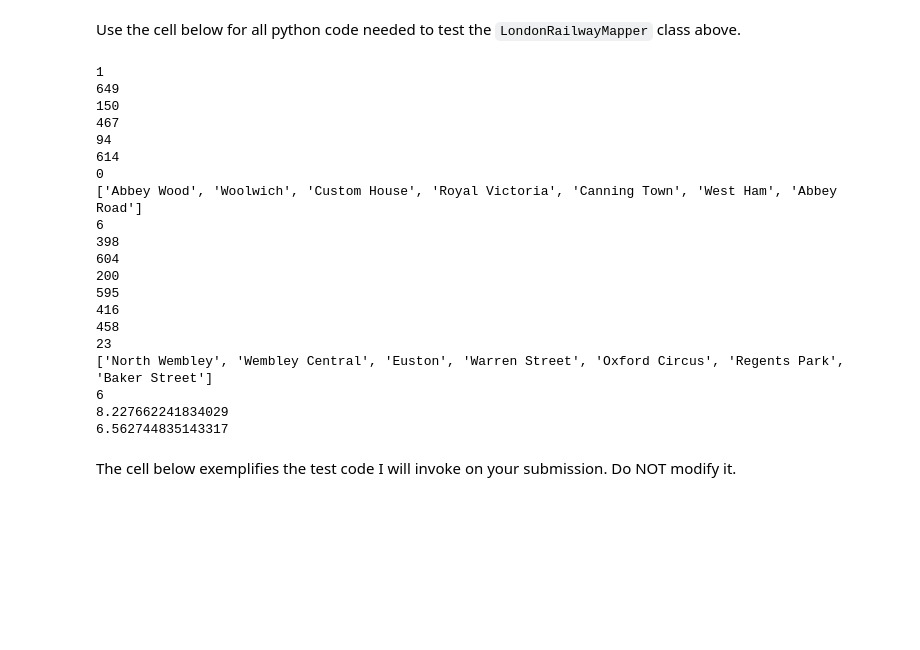
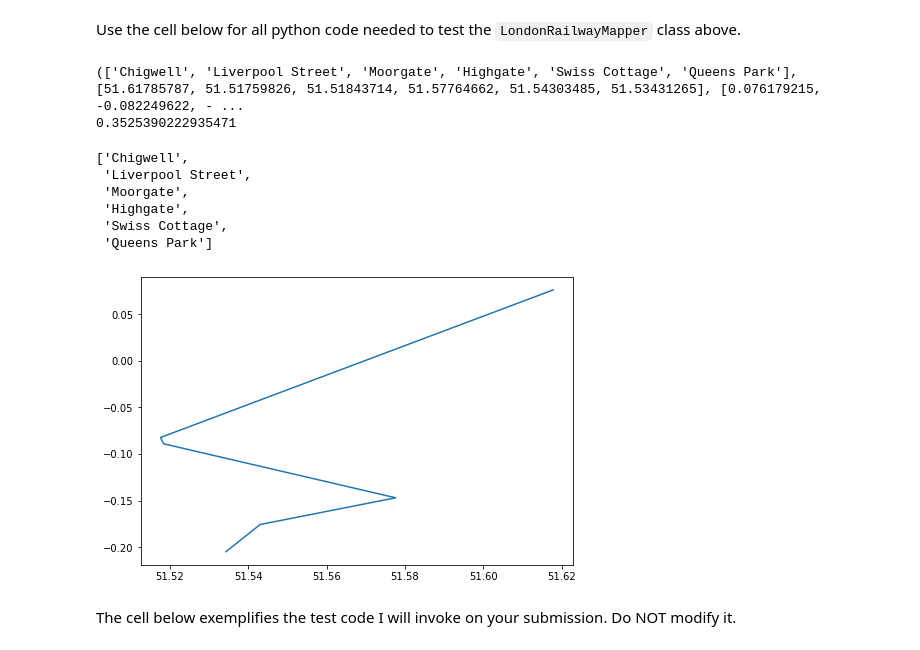
Before and after one commit to ericma1999/algo-coursework, a Jupyter notebook: auxiliaryfiles/LondonRailwayNetwork.ipynb, the cells around one changed output. Drawn from its saved outputs; the diff is of its cells as text; code cells hidden in the pictures; blank space fills up the shorter version.

```diff
--- a/auxiliaryfiles/LondonRailwayNetwork.ipynb
+++ b/auxiliaryfiles/LondonRailwayNetwork.ipynb
@@ -360,6 +590,8 @@ class StationInfo:
 Use the cell below to implement the requested API.
 # %%
 import csv
+from matplotlib import pyplot as plt
+
 
 class LondonRailwayMapper(AbstractLondonRailwayMapper):
 
@@ -382,6 +614,7 @@ class LondonRailwayMapper(AbstractLondonRailwayMapper):
 
 
         pass
+
     def __loadStations(self):
         with open('londonstations.csv') as file:
             reader = csv.reader(file, delimiter='\n')
@@ -392,7 +625,7 @@ class LondonRailwayMapper(AbstractLondonRailwayMapper):
                     first = False
                     continue
                 rowContent = row[0].split(',')
-                self.stations[rowContent[0]] = StationInfo(id_counter, rowContent[1], rowContent[2])
+                self.stations[rowContent[0]] = StationInfo(id_counter, rowContent[0], rowContent[1], rowContent[2])
                 self.stationNames.append(rowContent[0])
                 id_counter+=1
 
@@ -441,45 +674,59 @@ class LondonRailwayMapper(AbstractLondonRailwayMapper):
         return minDistance
 
 
+    def __useNearestNeighbor(self, graph):
+        result = NearestNeighbor(graph)
+        print(result.getPaths())
+        print(result.getScore())
+
+        return result.getPaths()
+
+    def __useTwoApprox(self, graph):
+        result = TwoApprox(graph)
+        print(result.getPath())
+        return result.getPath()
+
     def newRailwayLine(self, inputList):
         outputList = []
         # ADD YOUR CODE HERE
+        stations = []
+        for stationName in inputList:
+            stations.append(self.stations[stationName])
 
+        newGraph = TSPGraph(len(inputList), stations)
+        paths, x, y = self.__useTwoApprox(newGraph)
+        fig = plt.figure()
+        ax = fig.add_axes([0,0,1,1])
 
-        return outputList
+        ax.plot(x,y)
+
+        return paths
 # %% [markdown]
 Use the cell below for all python code needed to test the `LondonRailwayMapper` class above.
 # %%
 import timeit
 
 # ADD YOUR TEST CODE HERE
 test = LondonRailwayMapper()
-print(test.minStops("Abbey Road", "Abbey Wood"))
-print(test.minStops("Baker Street", "North Wembley")) # should be 6
+# print(test.minStops("Abbey Road", "Abbey Wood"))
+# print(test.minStops("Baker Street", "North Wembley")) # should be 6
 
-print(test.minDistance("Baker Street", "North Wembley"))
-print(test.minDistance("Abbey Road", "Abbey Wood"))
+# print(test.minDistance("Baker Street", "North Wembley"))
+# print(test.minDistance("Abbey Road", "Abbey Wood"))
+
+test.newRailwayLine(["Queens Park", "Chigwell", "Moorgate", "Swiss Cottage", "Liverpool Street", "Highgate"])
+# test.newRailwayLine(['Abbey Road', 'Barbican', 'Bethnal Green', 'Cambridge Heath', 'Covent Garden', 'Dollis Hill', 'East Finchley', 'Finchley Road and Frognal', 'Great Portland Street', 'Hackney Wick', 'Isleworth', 'Kentish Town West', 'Leyton', 'Marble Arch', 'North Wembley', 'Old Street', 'Pimlico', 'Queens Park', 'Richmond', 'Shepherds Bush', 'Tottenham Hale', 'Uxbridge', 'Vauxhall', 'Wapping'])
+# test.newRailwayLine(['Finchley Central' , 'Tottenham Hale' , 'Stamford Hill' , 'Whitechapel' , 'Canada Water' , 'Borough' , 'Brixton' , 'Imperial Wharf' , 'Hackney Downs' , 'Alperton' , 'Kenton'])
 # %% [output]
-1
-649
-150
-467
-94
-614
-0
-['Abbey Wood', 'Woolwich', 'Custom House', 'Royal Victoria', 'Canning Town', 'West Ham', 'Abbey Road']
-6
-398
-604
-200
-595
-416
-458
-23
-['North Wembley', 'Wembley Central', 'Euston', 'Warren Street', 'Oxford Circus', 'Regents Park', 'Baker Street']
-6
-8.227662241834029
-6.562744835143317
+(['Chigwell', 'Liverpool Street', 'Moorgate', 'Highgate', 'Swiss Cottage', 'Queens Park'], [51.61785787, 51.51759826, 51.51843714, 51.57764662, 51.54303485, 51.53431265], [0.076179215, -0.082249622, - ...
+0.3525390222935471
+['Chigwell',
+ 'Liverpool Street',
+ 'Moorgate',
+ 'Highgate',
+ 'Swiss Cottage',
+ 'Queens Park']
+[figure, added]
 # %% [markdown]
 The cell below exemplifies the test code I will invoke on your submission. Do NOT modify it.
 # %%
```
Also changed, not shown: parts of 3 cells of this notebook.
